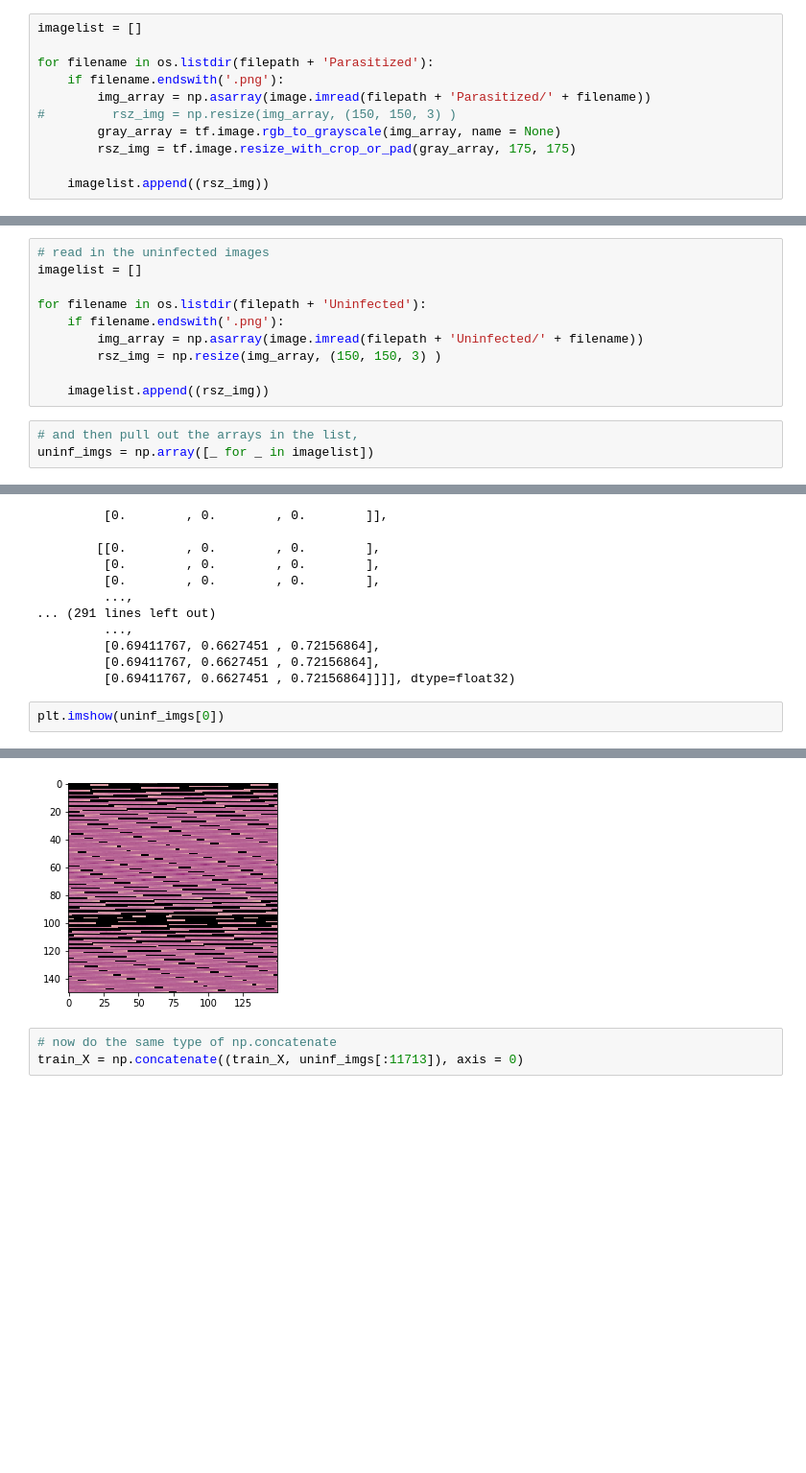
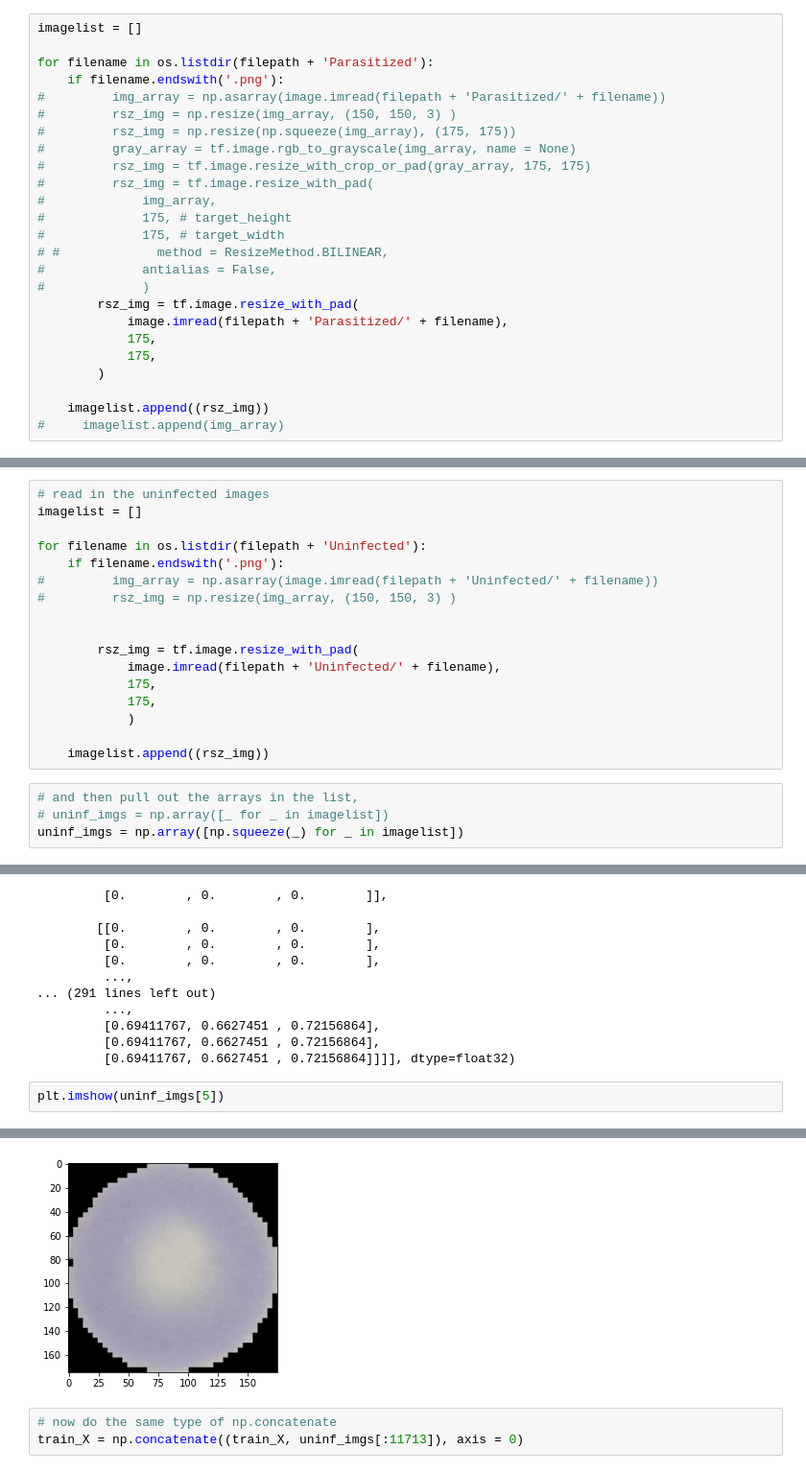
Before and after one commit to SamPoad/data-labs, a Jupyter notebook: final-project/Poad_jupyternotebook.ipynb, the cells around one changed output, grey strips where cells are left out. Shown: that part at 96% size. Saved outputs shown, nothing was run; the diff lists cells and outputs as text; blank space fills up the shorter version.

```diff
--- a/final-project/Poad_jupyternotebook.ipynb
+++ b/final-project/Poad_jupyternotebook.ipynb
@@ -129,9 +131,23 @@ imagelist = []
 
 for filename in os.listdir(filepath + 'Parasitized'):
     if filename.endswith('.png'):
-        img_array = np.asarray(image.imread(filepath + 'Parasitized/' + filename))
+#         img_array = np.asarray(image.imread(filepath + 'Parasitized/' + filename))
 #         rsz_img = np.resize(img_array, (150, 150, 3) )
-        gray_array = tf.image.rgb_to_grayscale(img_array, name = None)
-        rsz_img = tf.image.resize_with_crop_or_pad(gray_array, 175, 175)
+#         rsz_img = np.resize(np.squeeze(img_array), (175, 175))
+#         gray_array = tf.image.rgb_to_grayscale(img_array, name = None)
+#         rsz_img = tf.image.resize_with_crop_or_pad(gray_array, 175, 175)
+#         rsz_img = tf.image.resize_with_pad(
+#             img_array,
+#             175, # target_height
+#             175, # target_width
+# #             method = ResizeMethod.BILINEAR,
+#             antialias = False,
+#             )
+        rsz_img = tf.image.resize_with_pad(
+            image.imread(filepath + 'Parasitized/' + filename),
+            175,
+            175,
+        )
 
     imagelist.append((rsz_img))
+#     imagelist.append(img_array)
@@ -333,13 +385,21 @@ imagelist = []
 
 for filename in os.listdir(filepath + 'Uninfected'):
     if filename.endswith('.png'):
-        img_array = np.asarray(image.imread(filepath + 'Uninfected/' + filename))
-        rsz_img = np.resize(img_array, (150, 150, 3) )
+#         img_array = np.asarray(image.imread(filepath + 'Uninfected/' + filename))
+#         rsz_img = np.resize(img_array, (150, 150, 3) )
+
+
+        rsz_img = tf.image.resize_with_pad(
+            image.imread(filepath + 'Uninfected/' + filename),
+            175,
+            175,
+            )
 
     imagelist.append((rsz_img))
 # %%
 # and then pull out the arrays in the list,
-uninf_imgs = np.array([_ for _ in imagelist])
+# uninf_imgs = np.array([_ for _ in imagelist])
+uninf_imgs = np.array([np.squeeze(_) for _ in imagelist])
 # %%
 # check the length of uninf_imgs (expected 13,780)
 len(uninf_imgs)
@@ -370,10 +455,10 @@ array([[[[0.        , 0.        , 0.        ],
          [0.69411767, 0.6627451 , 0.72156864],
          [0.69411767, 0.6627451 , 0.72156864]]]], dtype=float32)
 # %%
-plt.imshow(uninf_imgs[0])
+plt.imshow(uninf_imgs[5])
 # %% [output]
 <matplotlib.image.AxesImage at 0x...>
-[figure, old version]
+[figure, new version]
 # %%
 # now do the same type of np.concatenate
 train_X = np.concatenate((train_X, uninf_imgs[:11713]), axis = 0)
```
Also changed, not shown: parts of 31 cells of this notebook, 1 other file.
